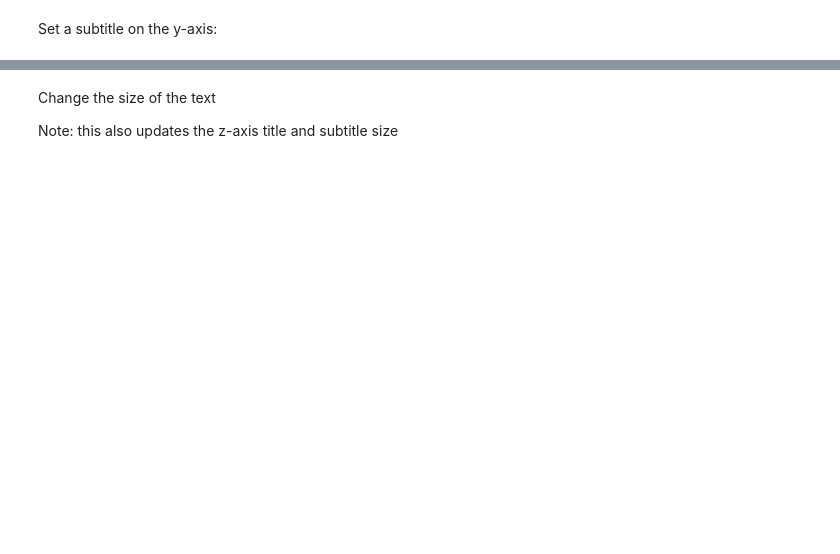
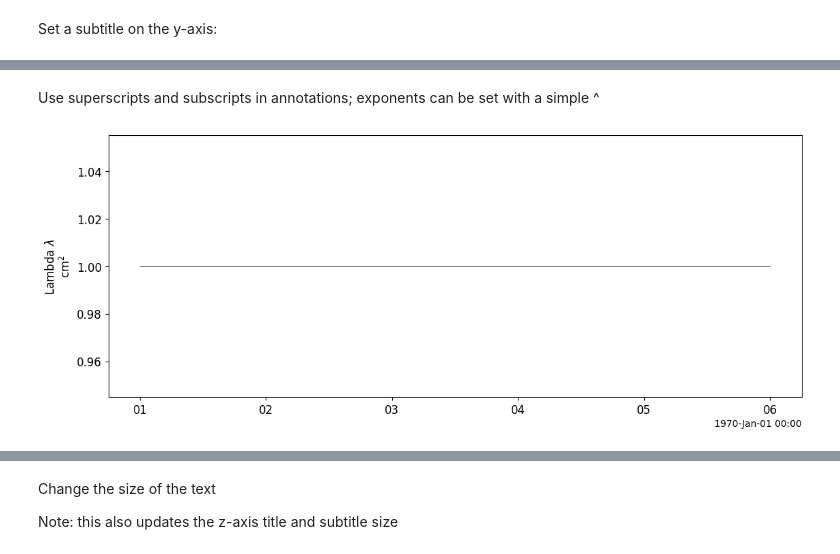
Before and after one commit to spedas/pyspedas_examples, a Jupyter notebook: pyspedas_examples/notebooks/PyTplot_annotations.ipynb, the cells around one changed output, grey strips where cells are left out. Cells and saved outputs as stored; diff of their text form; code cells hidden in the pictures; blank space fills up the shorter version.

```diff
--- a/pyspedas_examples/notebooks/PyTplot_annotations.ipynb
+++ b/pyspedas_examples/notebooks/PyTplot_annotations.ipynb
@@ -38,0 +59,8 @@ tplot('data')
+# %% [markdown]
+Use superscripts and subscripts in annotations; exponents can be set with a simple ^
+# %%
+options('data', 'ysubtitle', r'cm^2')
+
+tplot('data')
+# %% [output]
+[figure, added]
```
Also changed, not shown: parts of 18 cells of this notebook.
